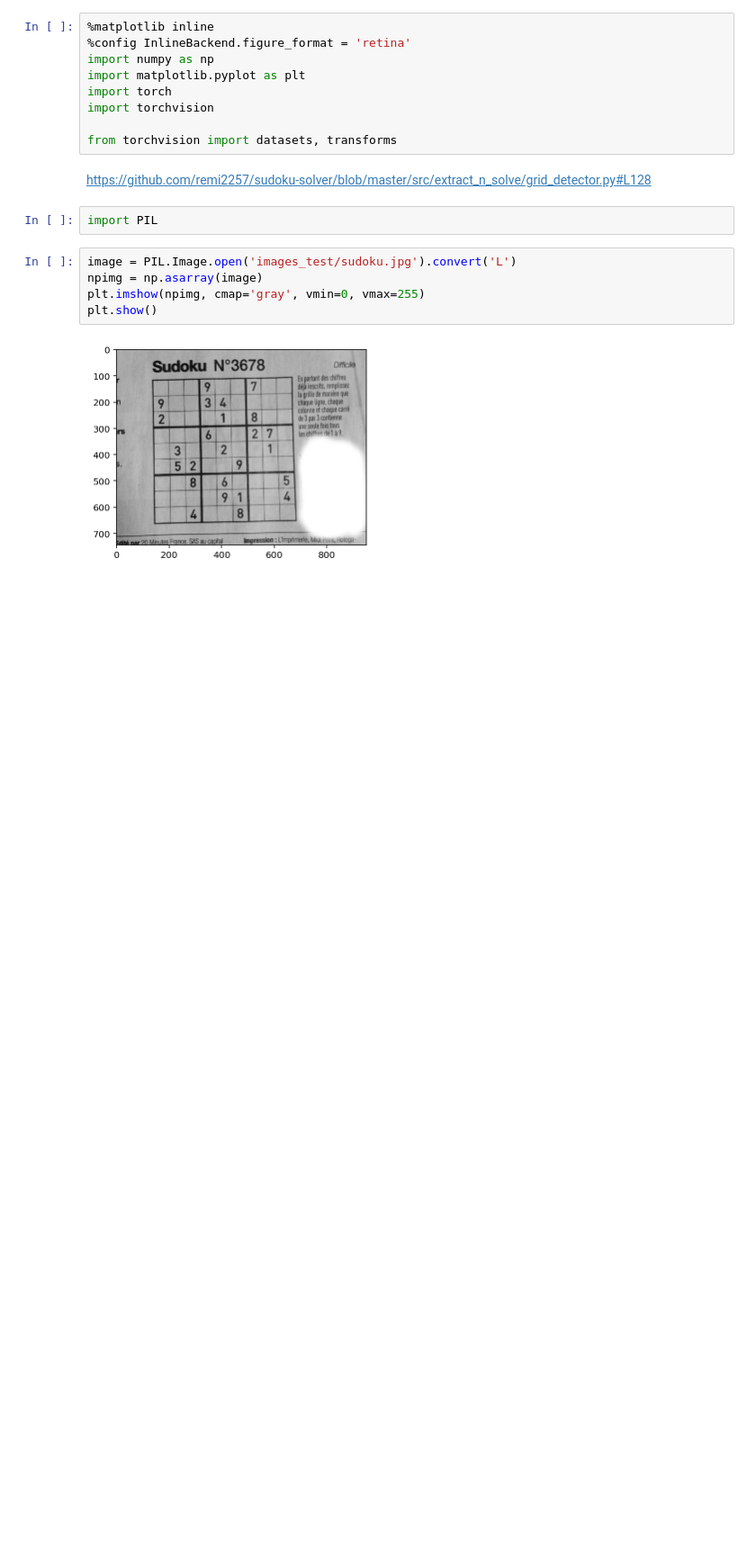
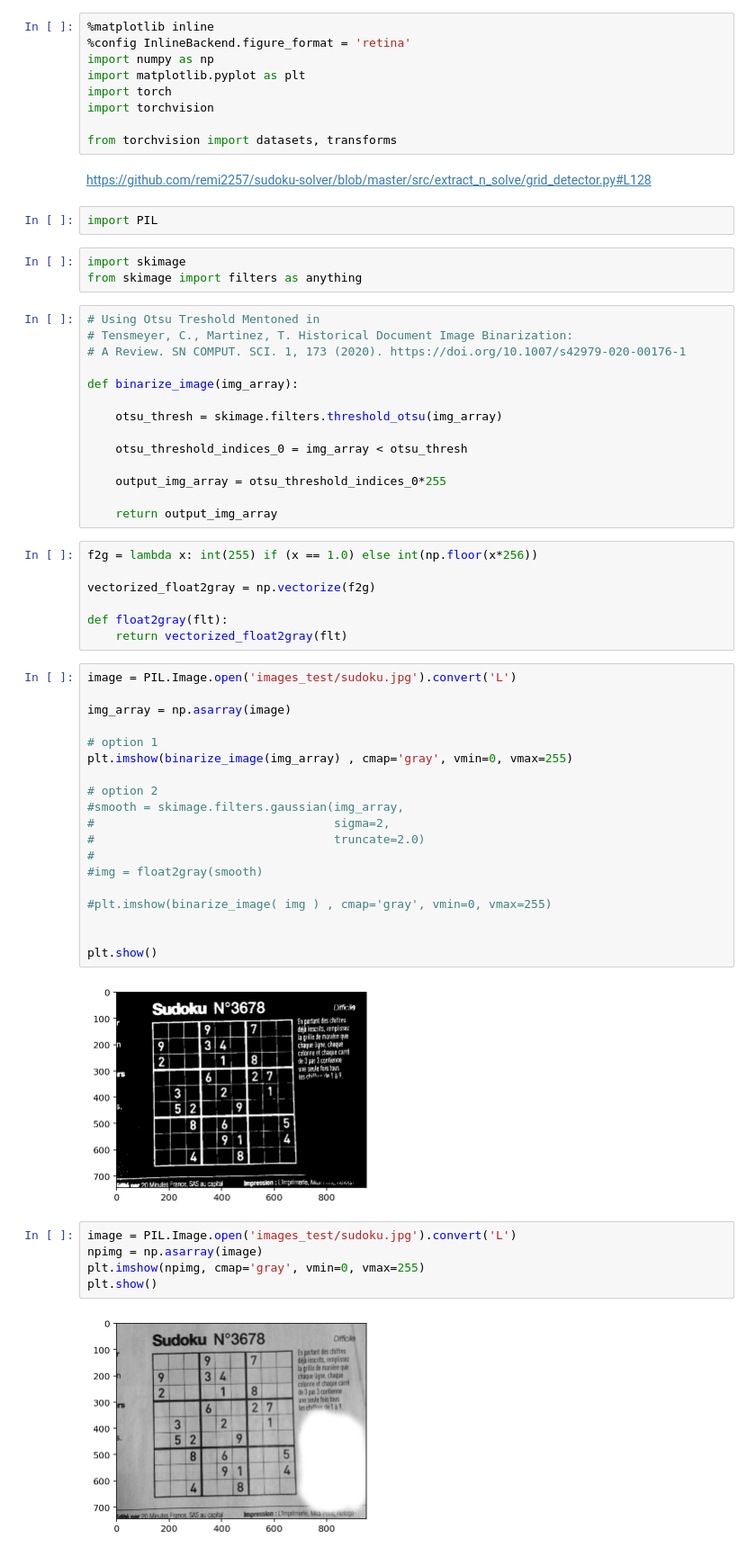
Before and after one commit to yencarnacion/pytorch-sudoku-solver, a Jupyter notebook: get_grids.ipynb, the cells around one changed output. Shown at 90% size. Saved outputs shown, nothing was run; the diff lists cells and outputs as text; blank space fills up the shorter version.

```diff
--- a/get_grids.ipynb
+++ b/get_grids.ipynb
@@ -11,6 +11,51 @@ from torchvision import datasets, transforms
 https://github.com/remi2257/sudoku-solver/blob/master/src/extract_n_solve/grid_detector.py#L128
 # %%
 import PIL
+# %%
+import skimage
+from skimage import filters as anything
+# %%
+# Using Otsu Treshold Mentoned in
+# Tensmeyer, C., Martinez, T. Historical Document Image Binarization:
+# A Review. SN COMPUT. SCI. 1, 173 (2020). https://doi.org/10.1007/s42979-020-00176-1
+
+def binarize_image(img_array):
+
+    otsu_thresh = skimage.filters.threshold_otsu(img_array)
+
+    otsu_threshold_indices_0 = img_array < otsu_thresh
+
+    output_img_array = otsu_threshold_indices_0*255
+
+    return output_img_array
+# %%
+f2g = lambda x: int(255) if (x == 1.0) else int(np.floor(x*256))
+
+vectorized_float2gray = np.vectorize(f2g)
+
+def float2gray(flt):
+    return vectorized_float2gray(flt)
+# %%
+image = PIL.Image.open('images_test/sudoku.jpg').convert('L')
+
+img_array = np.asarray(image)
+
+# option 1
+plt.imshow(binarize_image(img_array) , cmap='gray', vmin=0, vmax=255)
+
+# option 2
+#smooth = skimage.filters.gaussian(img_array,
+#                                  sigma=2,
+#                                  truncate=2.0)
+#
+#img = float2gray(smooth)
+
+#plt.imshow(binarize_image( img ) , cmap='gray', vmin=0, vmax=255)
+
+
+plt.show()
+# %% [output]
+[figure, added]
 # %%
 image = PIL.Image.open('images_test/sudoku.jpg').convert('L')
 npimg = np.asarray(image)
```
Also changed, not shown: parts of 6 cells of this notebook.
